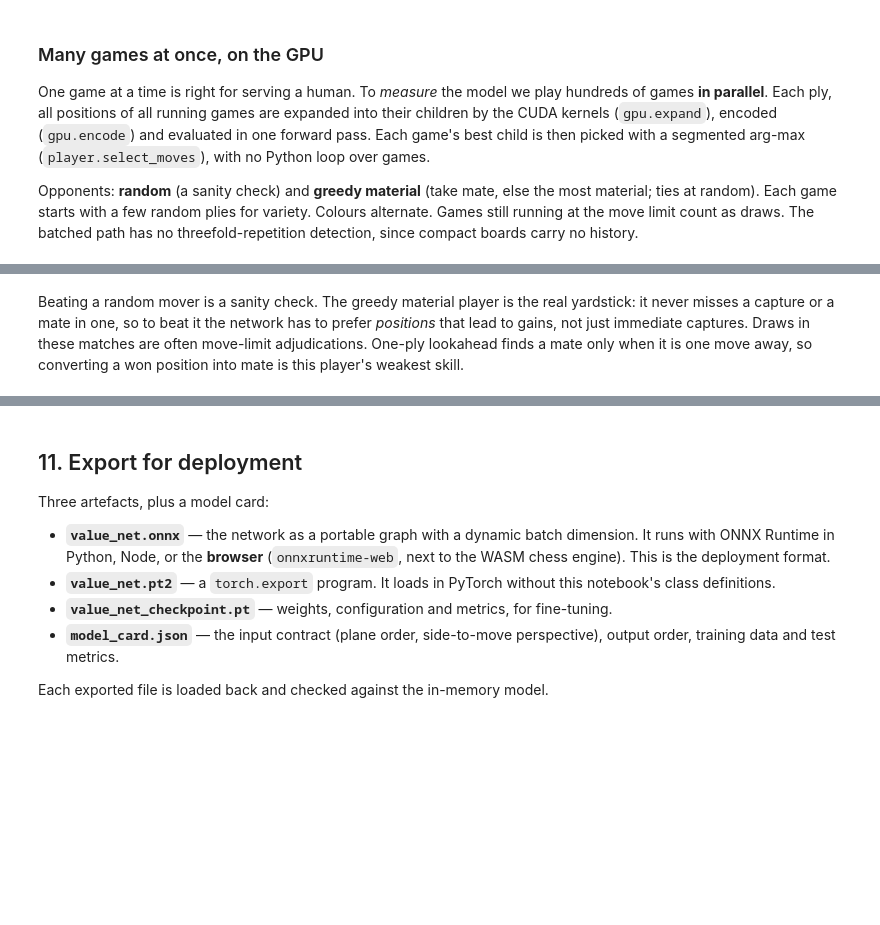
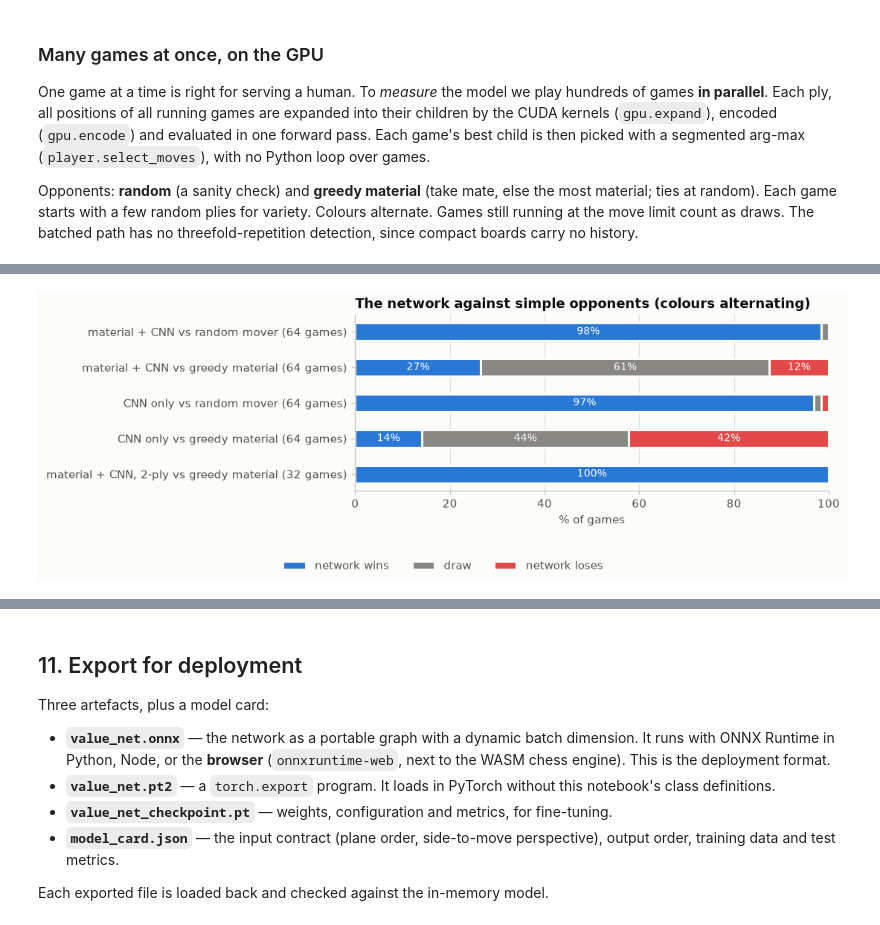
Before and after one commit to ziggityzaggity/Chess, a Jupyter notebook: ai/chess_value_network.ipynb, the cells around one changed output, grey strips where cells are left out. Cells and saved outputs as stored; diff of their text form; code cells hidden in the pictures; blank space fills up the shorter version.

```diff
--- a/ai/chess_value_network.ipynb
+++ b/ai/chess_value_network.ipynb
@@ -1073,0 +1411,8 @@ pd.DataFrame({name: {"games": m["games"], "win %": 100 * m["win"], "draw %": 100
+# %%
+t0 = time.time()
+name = "material + CNN, 2-ply vs greedy material"
+matches[name] = play_match(lambda b, g: player.select_moves(b, model, depth=2)["child"], greedy_material_policy,
+                           cfg.depth2_games, cfg.match_max_plies, cfg.opening_random_plies, seed=cfg.seed)
+elo, lo, hi = elo_diff(matches[name]["score"], cfg.depth2_games)
+matches[name].update({"Elo difference": elo, "95% CI": f"{lo:+.0f} … {hi:+.0f}", "seconds": time.time() - t0})
+match_table(matches).tail(2)
@@ -1074,26 +1423,22 @@ pd.DataFrame({name: {"games": m["games"], "win %": 100 * m["win"], "draw %": 100
 # %%
-fig, ax = plt.subplots(figsize=(10, 2.6))
+fig, ax = plt.subplots(figsize=(10, 3.6))
 names = list(matches)
+labels = [f"{n} ({matches[n]['games']} games)" for n in names]
 left = np.zeros(len(names))
 for key, color, label in [("win", WIN, "network wins"), ("draw", DRAW, "draw"), ("loss", LOSS, "network loses")]:
     vals = np.array([matches[n][key] for n in names]) * 100
-    ax.barh(names, vals, left=left, color=color, height=0.5, label=label, edgecolor=SURFACE, linewidth=2)
+    ax.barh(labels, vals, left=left, color=color, height=0.5, label=label, edgecolor=SURFACE, linewidth=2)
     for y, (l, v) in enumerate(zip(left, vals)):
         if v >= 7:
             ax.text(l + v / 2, y, f"{v:.0f}%", ha="center", va="center", color="white", fontsize=9)
     left += vals
 ax.set_xlim(0, 100)
 ax.set_xlabel("% of games")
-ax.set_title(f"The network against simple opponents ({cfg.match_games} games each, colours alternating)")
+ax.set_title("The network against simple opponents (colours alternating)")
 ax.grid(axis="y", visible=False)
 ax.invert_yaxis()
 fig.legend(*ax.get_legend_handles_labels(), ncol=3, loc="lower center", frameon=False)
 fig.tight_layout(rect=(0, 0.14, 1, 1))
 plt.show()
+# %% [output]
+[figure, added]
-# %% [markdown]
-Beating a random mover is a sanity check. The greedy material player is the real
-yardstick: it never misses a capture or a mate in one, so to beat it the network
-has to prefer *positions* that lead to gains, not just immediate captures. Draws in
-these matches are often move-limit adjudications. One-ply lookahead finds a mate
-only when it is one move away, so converting a won position into mate is this
-player's weakest skill.
```
Also changed, not shown: parts of 47 cells of this notebook.
